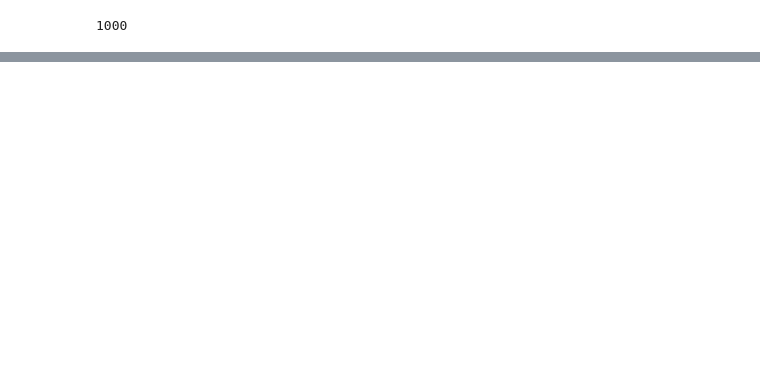
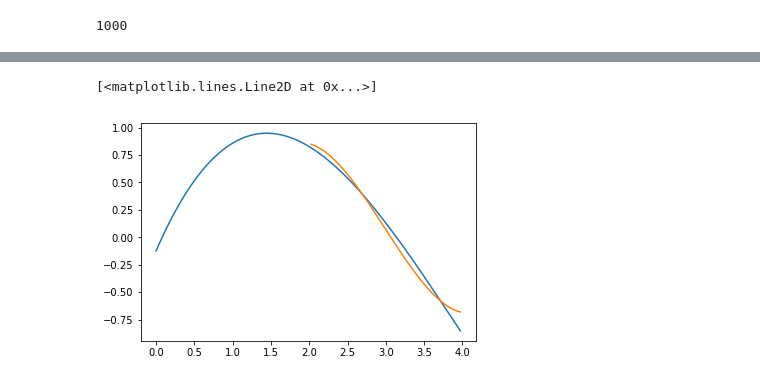
Before and after one commit to kookoowaa/Algorithms, a Jupyter notebook: Study/Untitled.ipynb, the cells around one changed output, grey strips where cells are left out. Drawn from its saved outputs; the diff is of its cells as text; code cells hidden in the pictures; blank space fills up the shorter version.

```diff
--- a/Study/Untitled.ipynb
+++ b/Study/Untitled.ipynb
@@ -52,0 +70,7 @@ plt.vlines(x=4, ymin=-2, ymax=2, colors = 'red')
+# %%
+tSetB = []
+tmp = tx[tx<4]
+for i in tmp:
+    tmp1 = [i, pow(i,2), pow(i,3)]
+    tSetB.append(tmp1)
+tyB = ty[tx<4]
@@ -52,0 +82,19 @@ plt.vlines(x=4, ymin=-2, ymax=2, colors = 'red')
+# %%
+xGR = x[(x>2)&(x<4)]
+xGB = x[x<4]
+# %%
+vSetR = []
+for i in xGR:
+    tmp1 = [i, pow(i,2), pow(i,3)]
+    vSetR.append(tmp1)
+
+vSetB = []
+for i in xGB:
+    tmp1 = [i, pow(i,2), pow(i,3)]
+    vSetB.append(tmp1)
+# %%
+plot(xGB, modelB.predict(vSetB))
+plot(xGR, modelR.predict(vSetR))
+# %% [output]
+[<matplotlib.lines.Line2D at 0x...>]
+[figure, added]
```
Also changed, not shown: parts of 16 cells of this notebook.
